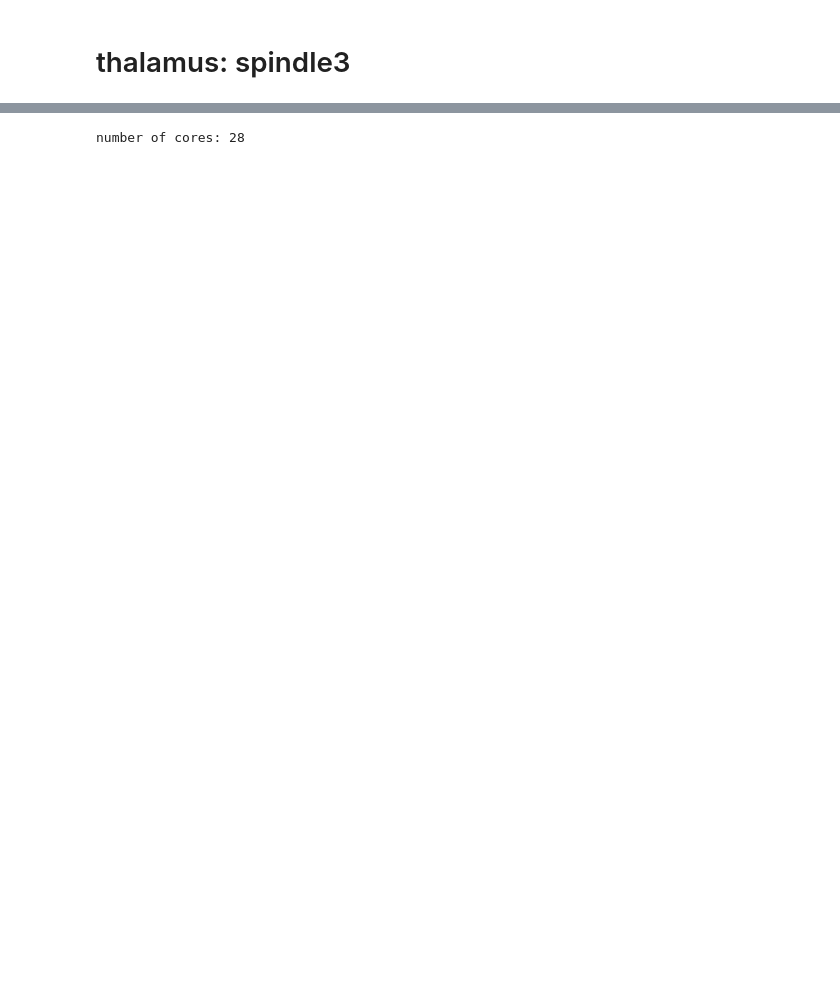
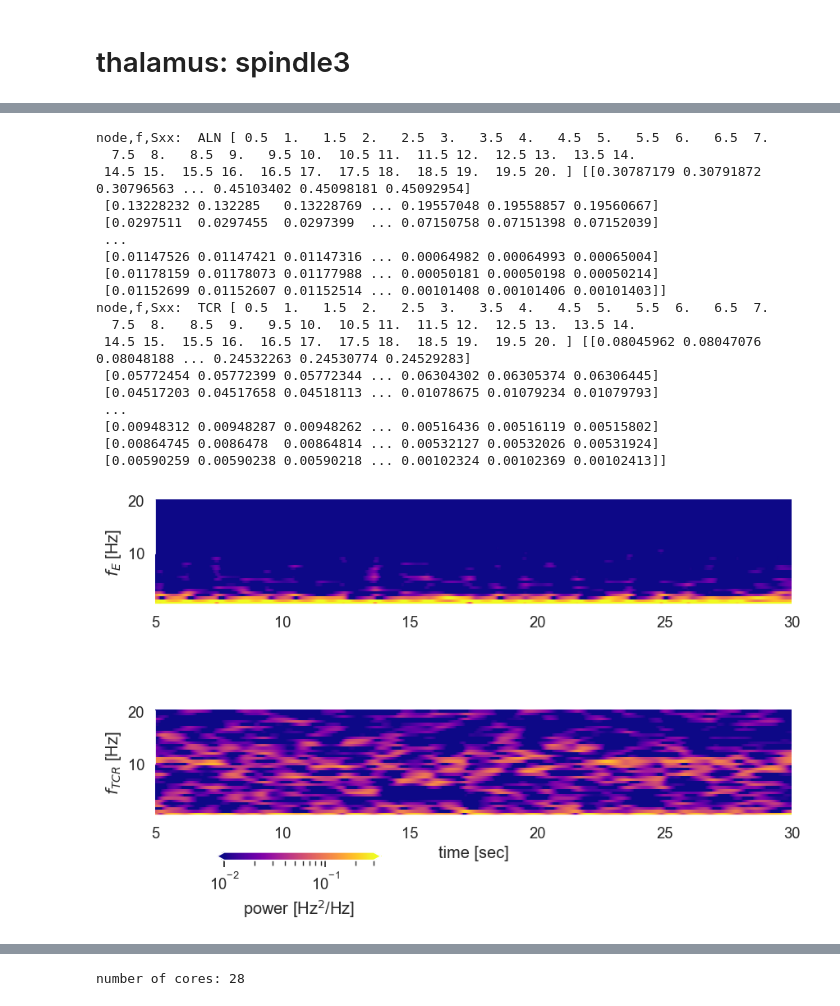
Before and after one commit to E-mail-hash/elisa_demo, a Jupyter notebook: notebooks/fig/fig_spindle3.ipynb, the cells around one changed output, grey strips where cells are left out. Cells and saved outputs as stored; diff of their text form; code cells hidden in the pictures; blank space fills up the shorter version.

```diff
--- a/notebooks/fig/fig_spindle3.ipynb
+++ b/notebooks/fig/fig_spindle3.ipynb
@@ -167,0 +251,72 @@ sns.despine()
+# %%
+
+# TFR plot ALN and TCR (results_df) (how?)
+CMAP = "plasma"
+SXX_EPS = 1.1e-3
+
+fig = plt.figure(figsize=(10, 5))
+gs = fig.add_gridspec(nrows=2, ncols=1)
+gs.update(wspace=1, hspace=1.0)
+
+sampling_freq = 1.0 / (results_df.index[1] - results_df.index[0])
+window = 2.0  # seconds
+step = 0.2  # seconds
+freqs_bounds = (0.1, 20.0)
+vmin = 0.01
+vmax = 0.3
+stft_axs = []
+for ii, node in enumerate(["ALN", "TCR"]):
+    f, _, Sxx = stft_power(
+        results_df[node],
+        sampling_freq,
+        window=window,
+        step=step,
+        band=freqs_bounds,
+        norm=True,
+        interp=True,
+    )
+    print("node,f,Sxx: ",node, f, Sxx)
+    ax = fig.add_subplot(gs[ii,0])
+    stft_axs.append(ax)
+    ax.pcolormesh(
+        results_df.index,
+        f,
+        Sxx + SXX_EPS,
+        cmap=CMAP,
+        rasterized=True,
+        norm=mpl.colors.LogNorm(vmin=vmin, vmax=vmax),
+    )
+    ax.grid()
+    ax.set_ylabel(f"$f_{{{'TCR' if node == 'TCR' else 'E'}}}$ [Hz]")
+    sns.despine(trim=True, ax=ax)
+    ax.set_xlim([5, 30])
+ax.set_xlabel("time [sec]")
+cbar_ax = fig.add_axes([0.2, 0.0, 0.2, 0.02])
+cbar = mpl.colorbar.ColorbarBase(
+    cbar_ax,
+    cmap=plt.get_cmap(CMAP),
+    norm=mpl.colors.LogNorm(vmin=vmin, vmax=vmax),
+    orientation="horizontal",
+    extend="both",
+)
+cbar.set_label("power [Hz$^{2}$/Hz]")
+# %% [output]
+node,f,Sxx:  ALN [ 0.5  1.   1.5  2.   2.5  3.   3.5  4.   4.5  5.   5.5  6.   6.5  7.
+  7.5  8.   8.5  9.   9.5 10.  10.5 11.  11.5 12.  12.5 13.  13.5 14.
+ 14.5 15.  15.5 16.  16.5 17.  17.5 18.  18.5 19.  19.5 20. ] [[0.30787179 0.30791872 0.30796563 ... 0.45103402 0.45098181 0.45092954]
+ [0.13228232 0.132285   0.13228769 ... 0.19557048 0.19558857 0.19560667]
+ [0.0297511  0.0297455  0.0297399  ... 0.07150758 0.07151398 0.07152039]
+ ...
+ [0.01147526 0.01147421 0.01147316 ... 0.00064982 0.00064993 0.00065004]
+ [0.01178159 0.01178073 0.01177988 ... 0.00050181 0.00050198 0.00050214]
+ [0.01152699 0.01152607 0.01152514 ... 0.00101408 0.00101406 0.00101403]]
+node,f,Sxx:  TCR [ 0.5  1.   1.5  2.   2.5  3.   3.5  4.   4.5  5.   5.5  6.   6.5  7.
+  7.5  8.   8.5  9.   9.5 10.  10.5 11.  11.5 12.  12.5 13.  13.5 14.
+ 14.5 15.  15.5 16.  16.5 17.  17.5 18.  18.5 19.  19.5 20. ] [[0.08045962 0.08047076 0.08048188 ... 0.24532263 0.24530774 0.24529283]
+ [0.05772454 0.05772399 0.05772344 ... 0.06304302 0.06305374 0.06306445]
+ [0.04517203 0.04517658 0.04518113 ... 0.01078675 0.01079234 0.01079793]
+ ...
+ [0.00948312 0.00948287 0.00948262 ... 0.00516436 0.00516119 0.00515802]
+ [0.00864745 0.0086478  0.00864814 ... 0.00532127 0.00532026 0.00531924]
+ [0.00590259 0.00590238 0.00590218 ... 0.00102324 0.00102369 0.00102413]]
+[figure, added]
```
Also changed, not shown: parts of 26 cells of this notebook, 46 other files.
